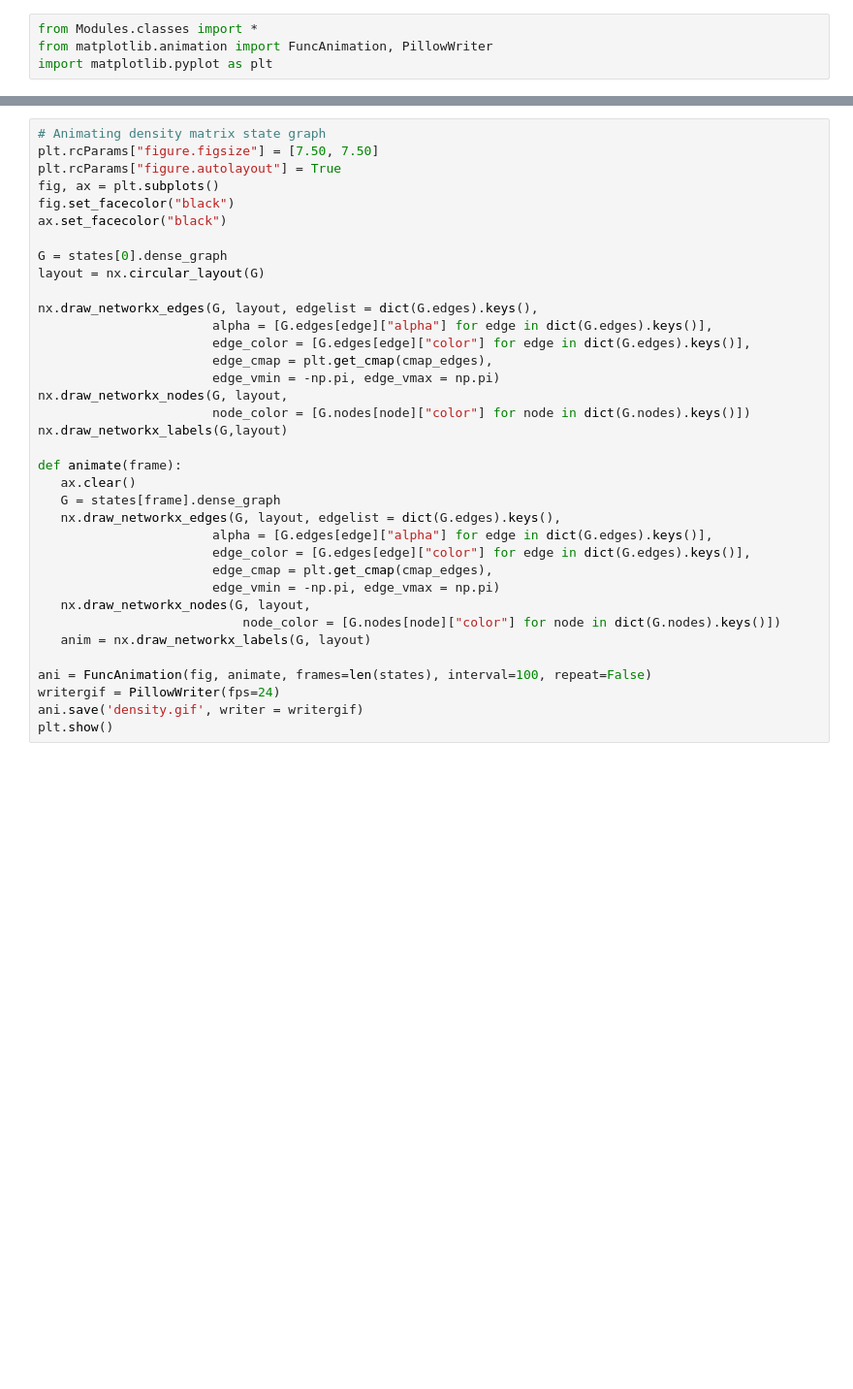
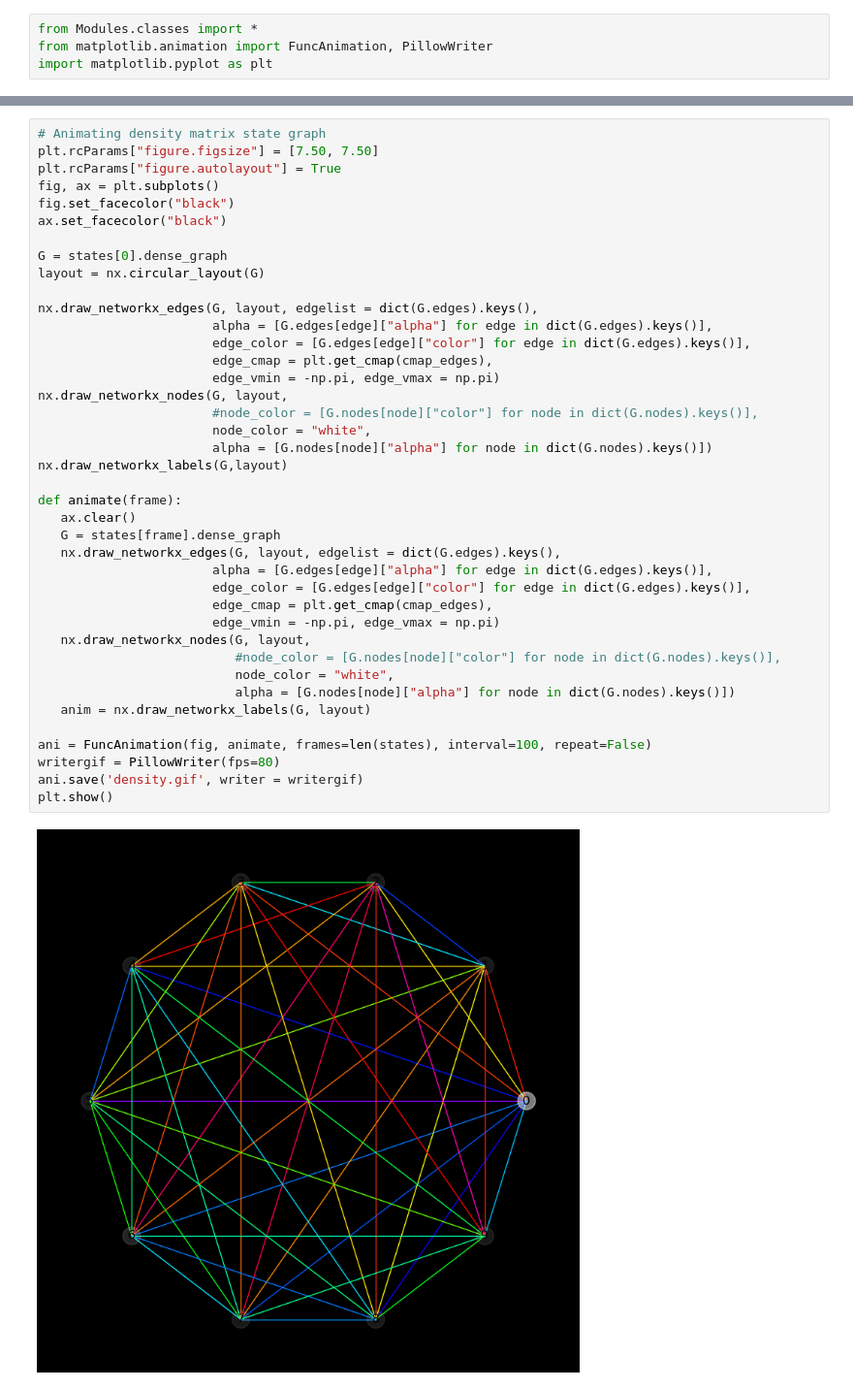
Before and after one commit to OtiDioti/HermitianGraphs, a Jupyter notebook: Example.ipynb, the cells around one changed output, grey strips where cells are left out. Shown: that part at 97% size. Cells and saved outputs as stored; diff of their text form; blank space fills up the shorter version.

```diff
--- a/Example.ipynb
+++ b/Example.ipynb
@@ -59,33 +59,39 @@ plt.rcParams["figure.figsize"] = [7.50, 7.50]
 plt.rcParams["figure.autolayout"] = True
 fig, ax = plt.subplots()
 fig.set_facecolor("black")
 ax.set_facecolor("black")
 
 G = states[0].dense_graph
 layout = nx.circular_layout(G)
 
 nx.draw_networkx_edges(G, layout, edgelist = dict(G.edges).keys(),
                        alpha = [G.edges[edge]["alpha"] for edge in dict(G.edges).keys()],
                        edge_color = [G.edges[edge]["color"] for edge in dict(G.edges).keys()],
                        edge_cmap = plt.get_cmap(cmap_edges),
                        edge_vmin = -np.pi, edge_vmax = np.pi)
 nx.draw_networkx_nodes(G, layout,
-                       node_color = [G.nodes[node]["color"] for node in dict(G.nodes).keys()])
+                       #node_color = [G.nodes[node]["color"] for node in dict(G.nodes).keys()],
+                       node_color = "white",
+                       alpha = [G.nodes[node]["alpha"] for node in dict(G.nodes).keys()])
 nx.draw_networkx_labels(G,layout)
 
 def animate(frame):
    ax.clear()
    G = states[frame].dense_graph
    nx.draw_networkx_edges(G, layout, edgelist = dict(G.edges).keys(),
                        alpha = [G.edges[edge]["alpha"] for edge in dict(G.edges).keys()],
                        edge_color = [G.edges[edge]["color"] for edge in dict(G.edges).keys()],
                        edge_cmap = plt.get_cmap(cmap_edges),
                        edge_vmin = -np.pi, edge_vmax = np.pi)
    nx.draw_networkx_nodes(G, layout,
-                           node_color = [G.nodes[node]["color"] for node in dict(G.nodes).keys()])
+                          #node_color = [G.nodes[node]["color"] for node in dict(G.nodes).keys()],
+                          node_color = "white",
+                          alpha = [G.nodes[node]["alpha"] for node in dict(G.nodes).keys()])
    anim = nx.draw_networkx_labels(G, layout)
 
 ani = FuncAnimation(fig, animate, frames=len(states), interval=100, repeat=False)
-writergif = PillowWriter(fps=24)
+writergif = PillowWriter(fps=80)
 ani.save('density.gif', writer = writergif)
 plt.show()
+# %% [output]
+[figure, added]
```
Also changed, not shown: parts of 5 cells of this notebook, 3 other files.
